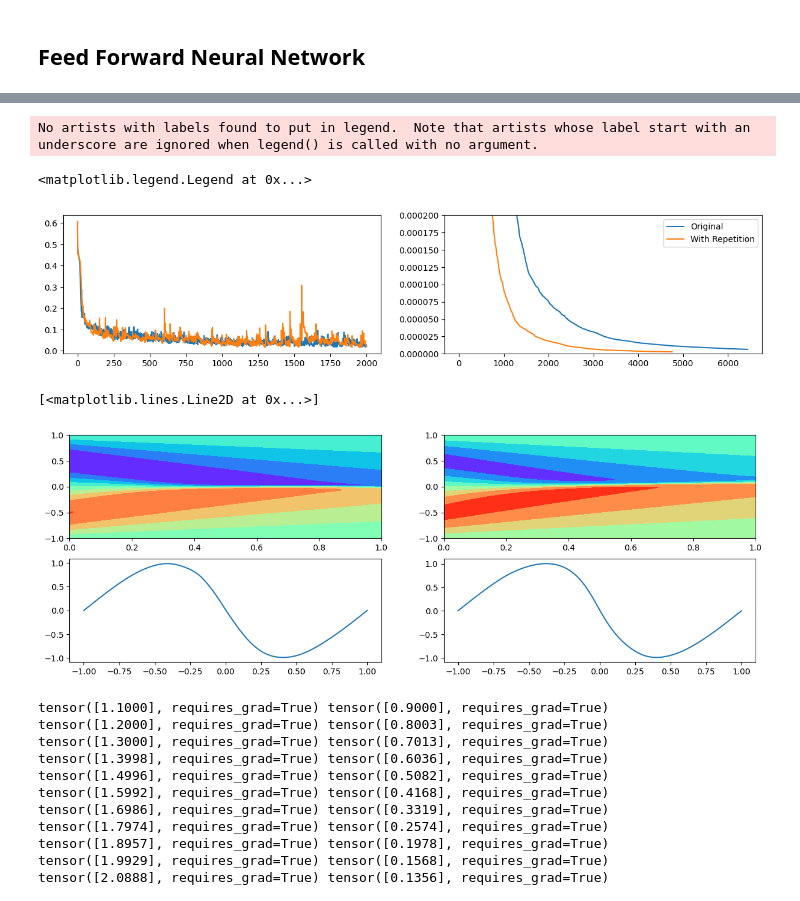
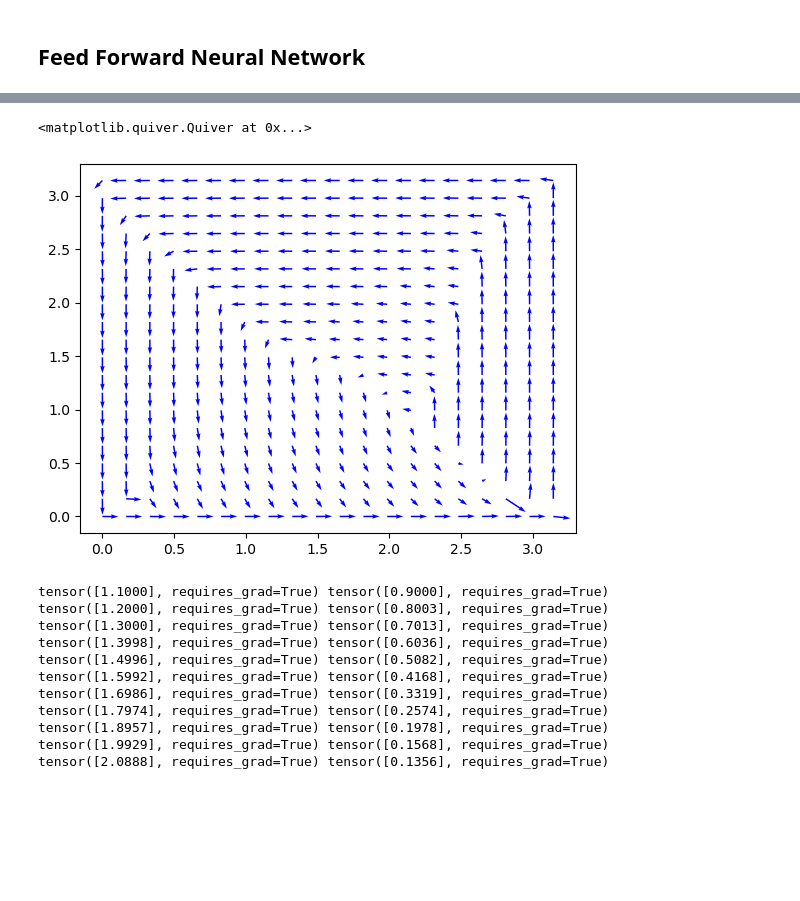
Before and after one commit to ChristianJzB/Projects, a Jupyter notebook: Physics _Informed_NN/GaLA/18_ Taylo_Green_Vortex.ipynb, the cells around one changed output, grey strips where cells are left out. Drawn from its saved outputs; the diff is of its cells as text; code cells hidden in the pictures; blank space fills up the shorter version.

```diff
--- a/Physics _Informed_NN/GaLA/18_ Taylo_Green_Vortex.ipynb
+++ b/Physics _Informed_NN/GaLA/18_ Taylo_Green_Vortex.ipynb
@@ -194,33 +316,31 @@ def train_LBFGS(pinn,loss,optimizer, sample_size = 100, bound_limit = 1,minval_p
     return train_loss
 # %%
 # Number of observations
+epochs = 2000
 nobs = 100
 lr = 0.01
 
 min_param , max_param = 0.0001, 0.05
 
-space = 1
+layers = [4] + 4*[30] + [3]
 
-layers = [3] + 4*[30] + [1]
-
-model = DNN(layers)
+model = DNN(layers).to(device)
 
 # model.load_state_dict(torch.load(f"../Projects-1/Physics _Informed_NN/GaLA/Gala_models/BurgEq_4_30.pt"))
 # model.eval()
 # %%
-epochs = 2000
-
-model = DNN(layers)
 loss = torch.nn.MSELoss(reduction ='mean')
 
 optimizer = torch.optim.Adam(model.parameters(), lr = lr)
 
-loss_history = train_adam(model,loss,optimizer,epochs, nobs,space,min_param,max_param)
+loss_history = train_adam(model,loss,optimizer,epochs, nobs,min_param,max_param)
 
-optimizer = torch.optim.LBFGS(
-    model.parameters(), lr=lr, max_iter=50000, max_eval=None, tolerance_grad=1e-5, tolerance_change=1.0 * np.finfo(float).eps,line_search_fn="strong_wolfe"
+optimizer = torch.optim.LBFGS(model.parameters(),
+    lr=lr, max_iter=50000, max_eval=None,
+    tolerance_grad=1e-5, tolerance_change=1.0 * np.finfo(float).eps,
+    line_search_fn="strong_wolfe"
     )
 
-loss_history_b = train_LBFGS(model,loss,optimizer, nobs*2,space,min_param,max_param)
+loss_history_b = train_LBFGS(model,loss,optimizer, nobs*2,min_param,max_param)
 # %% [output]
 Starting Adam Training
@@ -277,46 +380,26 @@ Loss: 4.94919e-06, Loss_PDE: 2.21458e-06, Loss_ini: 2.35884e-06, Loss_lbc: 6.709
-# %%
-fig, axs = plt.subplots(1,2, figsize=(15, 3))
-axs[0].plot(loss_history,label="Original")
-axs[0].plot(loss_history_2,label = "With Repetition")
-#axs.set_ylim((0,0.2))
-plt.legend()
-
-axs[1].plot(loss_history_b,label="Original")
-axs[1].plot(loss_history_2b,label = "With Repetition")
-axs[1].set_ylim((0,0.0002))
-plt.legend()
-# %% [output]
-No artists with labels found to put in legend.  Note that artists whose label start with an underscore are ignored when legend() is called with no argument.
-<matplotlib.legend.Legend at 0x...>
-[figure, removed]
 # %%
-from scipy.interpolate import griddata
-
-x = np.linspace(-1,1,100)
-y = np.linspace(0,1,100)
+x = np.linspace(0,1,20)*np.pi
+y = np.linspace(0,1,20)*np.pi
+t = np.linspace(0,1,10)
+nu = 1/1600
 
 xx, yy = np.meshgrid(x, y)
-xx, yy = torch.tensor(xx).reshape(-1,1).float(),torch.tensor(yy).reshape(-1,1).float()
 
+xx, yy = torch.tensor(xx).reshape(-1,1).float().to(device),torch.tensor(yy).reshape(-1,1).float().to(device)
 
-X_star = torch.cat([xx,yy,torch.ones_like(xx)*(0.005)],axis = 1)
+X_star = torch.cat([xx,yy,torch.ones_like(xx).to(device)*(t[-1]),torch.ones_like(xx).to(device)*(nu)],axis = 1)
 
-fig, axs = plt.subplots(2,2, figsize=(15, 5))
+f = model(X_star)
 
-znn = model(X_star)
-xx,yy = np.meshgrid(x, y)
-U_pred = griddata(np.hstack([xx.reshape(-1,1),yy.reshape(-1,1)]), znn.detach().numpy().flatten(), (xx,yy), method='cubic')
-axs[0,0].contourf(y.flatten(), x.flatten(), U_pred.T,cmap='rainbow')
-axs[1,0].plot(x,U_pred[10,:])
+xx, yy = np.meshgrid(x, y)
 
-znn = model2(X_star)
-xx,yy = np.meshgrid(x, y)
-U_pred = griddata(np.hstack([xx.reshape(-1,1),yy.reshape(-1,1)]), znn.detach().numpy().flatten(), (xx,yy), method='cubic')
-axs[0,1].contourf(y.flatten(), x.flatten(), U_pred.T,cmap='rainbow')
-axs[1,1].plot(x,U_pred[10,:])
+u = griddata(np.hstack([xx.reshape(-1,1),yy.reshape(-1,1)]), f[:,0].cpu().detach().numpy().flatten(), (xx,yy), method='cubic')
+v = griddata(np.hstack([xx.reshape(-1,1),yy.reshape(-1,1)]), f[:,1].cpu().detach().numpy().flatten(), (xx,yy), method='cubic')
+
+plt.quiver(x, y, u, v, color='blue')
 # %% [output]
-[<matplotlib.lines.Line2D at 0x...>]
+<matplotlib.quiver.Quiver at 0x...>
-[figure, old version]
+[figure, new version]
 # %%
 #torch.save(model.state_dict(),"Param_model_2.pt")
 
```
Also changed, not shown: parts of 16 cells of this notebook.
